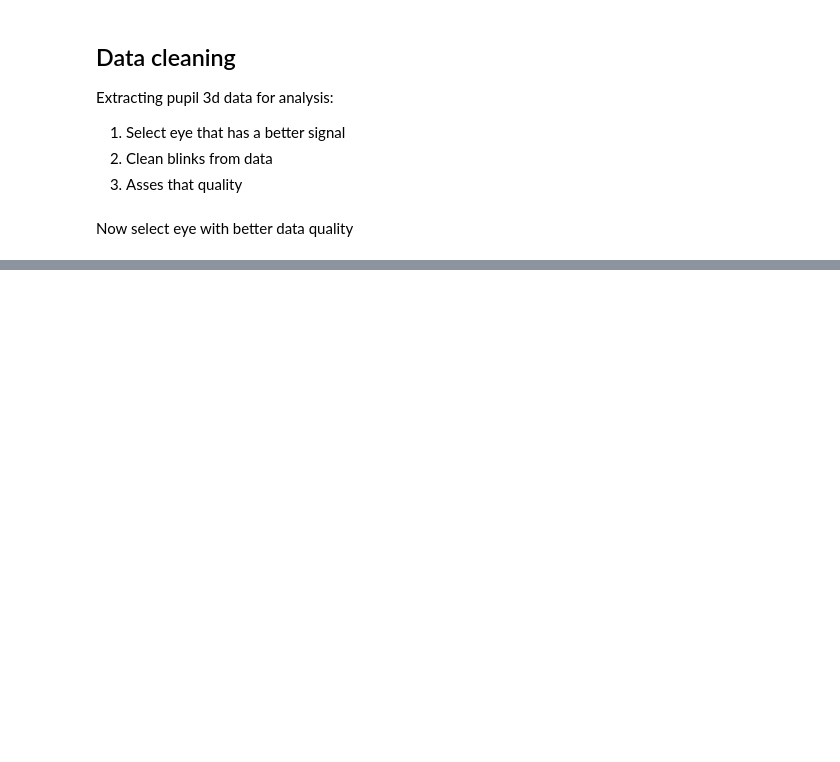
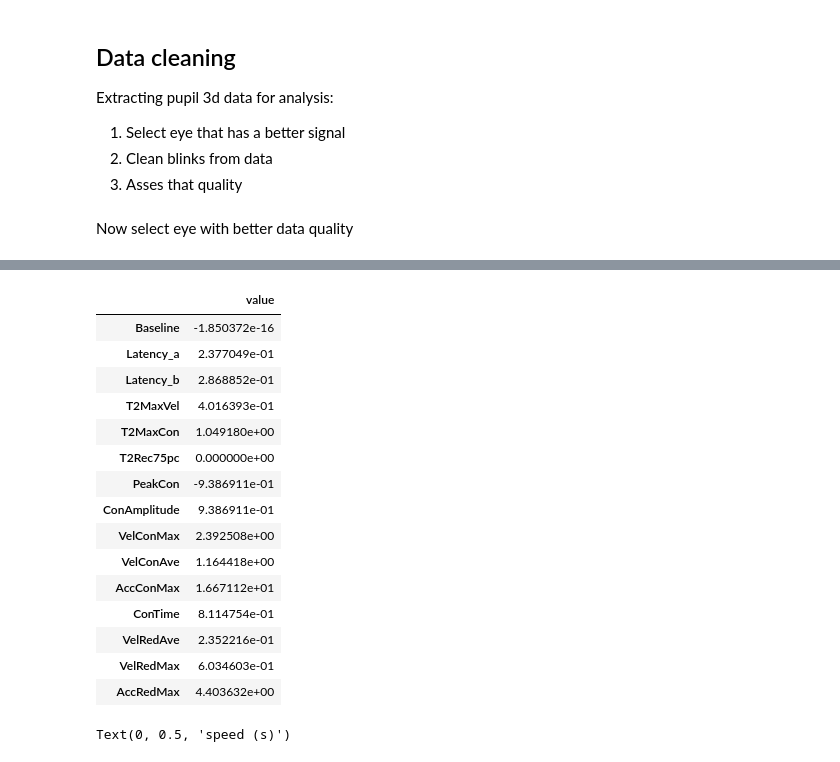
Before and after one commit to Rockyneuron/pupil_labs_analysis, a Jupyter notebook: analysis/pupillometry/pupillometry_2.0.ipynb, the cells around one changed output, grey strips where cells are left out. Saved outputs shown, nothing was run; the diff lists cells and outputs as text; code cells hidden in the pictures; blank space fills up the shorter version.

```diff
--- a/analysis/pupillometry/pupillometry_2.0.ipynb
+++ b/analysis/pupillometry/pupillometry_2.0.ipynb
@@ -214,0 +380,5 @@ Loaded 66937 samples
+# %%
+mat_mean=np.mean(mat,axis=1)
+mat2_mean=np.mean(mat2,axis=1)
+
+mat_mean.T
@@ -214,0 +413,28 @@ Loaded 66937 samples
+# %%
+from pyplr.plr import PLR
+ONSET_IDX = 6
+
+plr = PLR(mat2_mean,
+          sample_rate=122,
+          onset_idx=6,
+          stim_duration=1)
+fig = plr.plot(vel=True, acc=True, print_params=True)
+# %%
+plr.parameters()
+# %% [output]
+|  | value |
+| Baseline | -1.850372e-16 |
+| Latency_a | 2.377049e-01 |
+| Latency_b | 2.868852e-01 |
+| T2MaxVel | 4.016393e-01 |
+| T2MaxCon | 1.049180e+00 |
+| T2Rec75pc | 0.000000e+00 |
+| PeakCon | -9.386911e-01 |
+| ConAmplitude | 9.386911e-01 |
+| VelConMax | 2.392508e+00 |
+| VelConAve | 1.164418e+00 |
+| AccConMax | 1.667112e+01 |
+| ConTime | 8.114754e-01 |
+| VelRedAve | 2.352216e-01 |
+| VelRedMax | 6.034603e-01 |
+| AccRedMax | 4.403632e+00 |
@@ -214,0 +444,32 @@ Loaded 66937 samples
+# %%
+%matplotlib qt
+
+pupil_events_speed
+pupil_surprise_speed
+
+fig, ax=plt.subplots(1,1)
+ax.plot(time_x,pupil_events_speed[window])
+ax.plot(time_x,np.mean(pupil_events_speed[window,:],axis=1),linewidth=5,color='black')
+# ax.legend([images,'assets mean'])
+ax.set_title('Raw assets and mean pupilometry speed')
+ax.set_xlabel('time (s)')
+ax.set_ylabel('diameter(mm)')
+
+fig, ax=plt.subplots(1,1)
+ax.plot(time_x,pupil_surprise_speed[window,:])
+ax.plot(time_x,np.mean(pupil_surprise_speed[window,:],axis=1),linewidth=5,color='black')
+ax.set_title('Raw surprise and mean pupilometry speed')
+ax.set_xlabel('time (s)')
+ax.set_ylabel('diameter (mm)')
+
+
+fig, ax=plt.subplots(1,1)
+ax.plot(time_x,np.mean(pupil_surprise_speed[window,:],axis=1),linewidth=2,color='blue')
+ax.plot(time_x,np.mean(pupil_events_speed[window,:],axis=1),linewidth=2,color='black')
+
+ax.legend(['surprise','assets'])
+ax.set_title('Mean pupilometry')
+ax.set_xlabel('time (s)')
+ax.set_ylabel('speed (s)')
+# %% [output]
+Text(0, 0.5, 'speed (s)')
```
Also changed, not shown: parts of 16 cells of this notebook, 3 other files.
